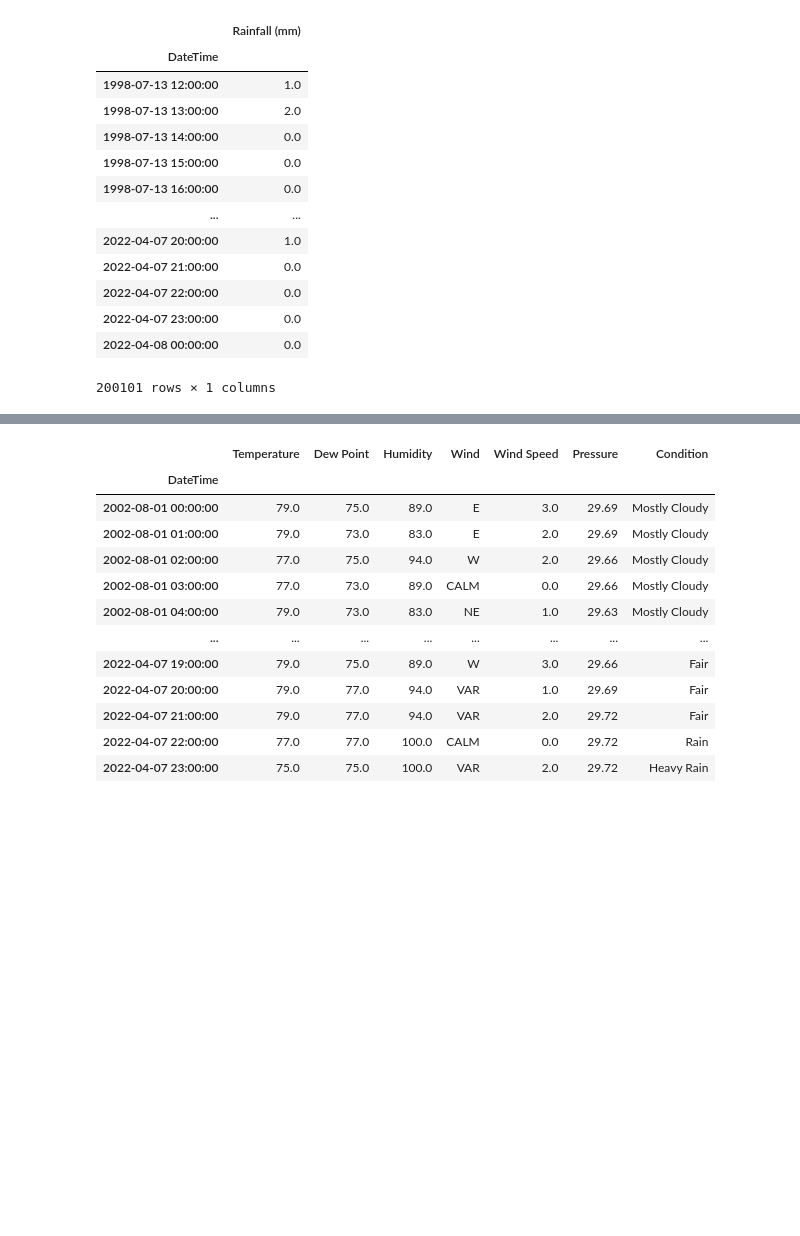
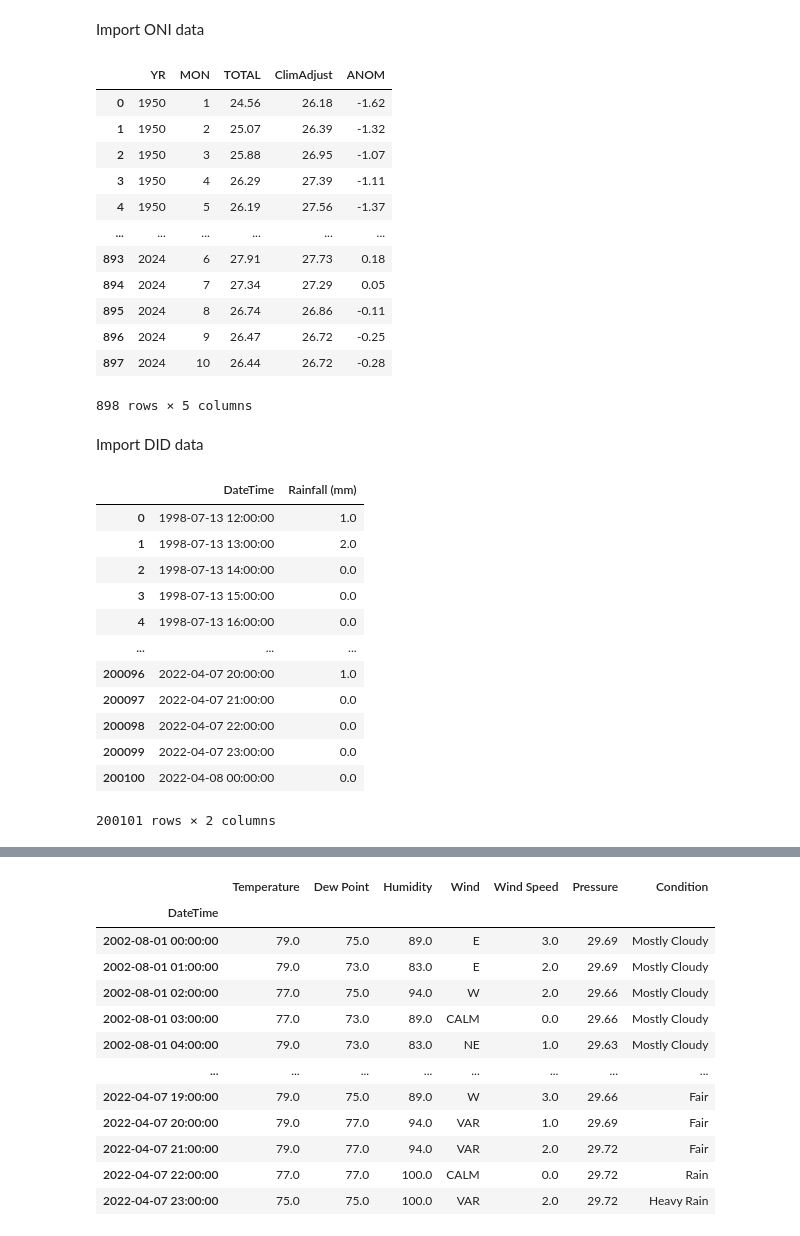
Before and after one commit to farisawal/lstm-rainfall, a Jupyter notebook: data-prep.ipynb, the cells around one changed output, grey strips where cells are left out. Saved outputs shown, nothing was run; the diff lists cells and outputs as text; code cells hidden in the pictures; blank space fills up the shorter version.

Commit message:
add ONI data

```diff
--- a/data-prep.ipynb
+++ b/data-prep.ipynb
@@ -1,3 +1,27 @@
+# %% [markdown]
+Import ONI data
+# %%
+import pandas as pd
+import os
+
+oni_data = pd.read_csv("lawas/oni.txt", sep="\s+")
+oni_data
+# %% [output]
+|  | YR | MON | TOTAL | ClimAdjust | ANOM |
+| 0 | 1950 | 1 | 24.56 | 26.18 | -1.62 |
+| 1 | 1950 | 2 | 25.07 | 26.39 | -1.32 |
+| 2 | 1950 | 3 | 25.88 | 26.95 | -1.07 |
+| 3 | 1950 | 4 | 26.29 | 27.39 | -1.11 |
+| 4 | 1950 | 5 | 26.19 | 27.56 | -1.37 |
+| ... | ... | ... | ... | ... | ... |
+| 893 | 2024 | 6 | 27.91 | 27.73 | 0.18 |
+| 894 | 2024 | 7 | 27.34 | 27.29 | 0.05 |
+| 895 | 2024 | 8 | 26.74 | 26.86 | -0.11 |
+| 896 | 2024 | 9 | 26.47 | 26.72 | -0.25 |
+| 897 | 2024 | 10 | 26.44 | 26.72 | -0.28 |
+898 rows × 5 columns
+# %% [markdown]
+Import DID data
 # %%
 import pandas as pd
 import os
@@ -11,20 +35,18 @@ for file in os.listdir("lawas"):
 # %%
 precipitation_data["DateTime"] = pd.to_datetime(precipitation_data["DateTime"],format="%Y%m%d %H%M")
 precipitation_data = precipitation_data[["DateTime", "Rainfall (mm)"]]
-precipitation_data.set_index("DateTime",inplace=True)
 precipitation_data
 # %% [output]
-|  | Rainfall (mm) |
-| DateTime |  |
-| 1998-07-13 12:00:00 | 1.0 |
-| 1998-07-13 13:00:00 | 2.0 |
-| 1998-07-13 14:00:00 | 0.0 |
-| 1998-07-13 15:00:00 | 0.0 |
-| 1998-07-13 16:00:00 | 0.0 |
-| ... | ... |
-| 2022-04-07 20:00:00 | 1.0 |
-| 2022-04-07 21:00:00 | 0.0 |
-| 2022-04-07 22:00:00 | 0.0 |
-| 2022-04-07 23:00:00 | 0.0 |
-| 2022-04-08 00:00:00 | 0.0 |
+|  | DateTime | Rainfall (mm) |
+| 0 | 1998-07-13 12:00:00 | 1.0 |
+| 1 | 1998-07-13 13:00:00 | 2.0 |
+| 2 | 1998-07-13 14:00:00 | 0.0 |
+| 3 | 1998-07-13 15:00:00 | 0.0 |
+| 4 | 1998-07-13 16:00:00 | 0.0 |
+| ... | ... | ... |
+| 200096 | 2022-04-07 20:00:00 | 1.0 |
+| 200097 | 2022-04-07 21:00:00 | 0.0 |
+| 200098 | 2022-04-07 22:00:00 | 0.0 |
+| 200099 | 2022-04-07 23:00:00 | 0.0 |
+| 200100 | 2022-04-08 00:00:00 | 0.0 |
-200101 rows × 1 columns
+200101 rows × 2 columns
```
Also changed, not shown: parts of 5 cells of this notebook, 3 other files.
